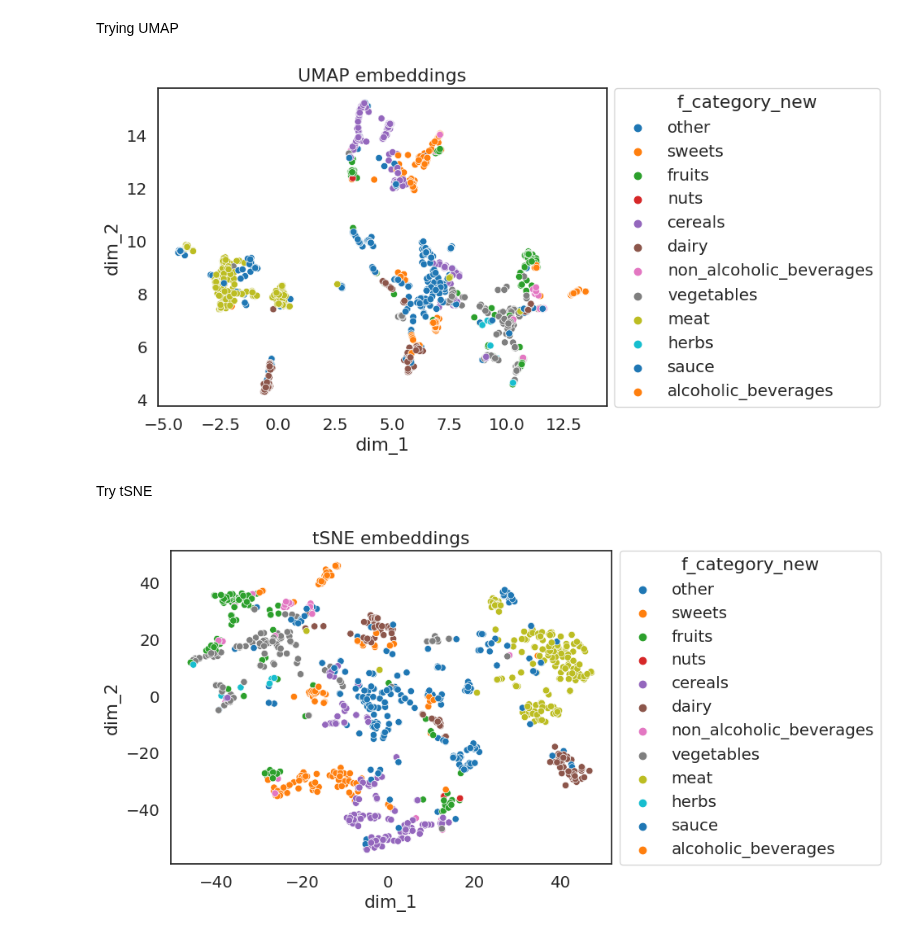
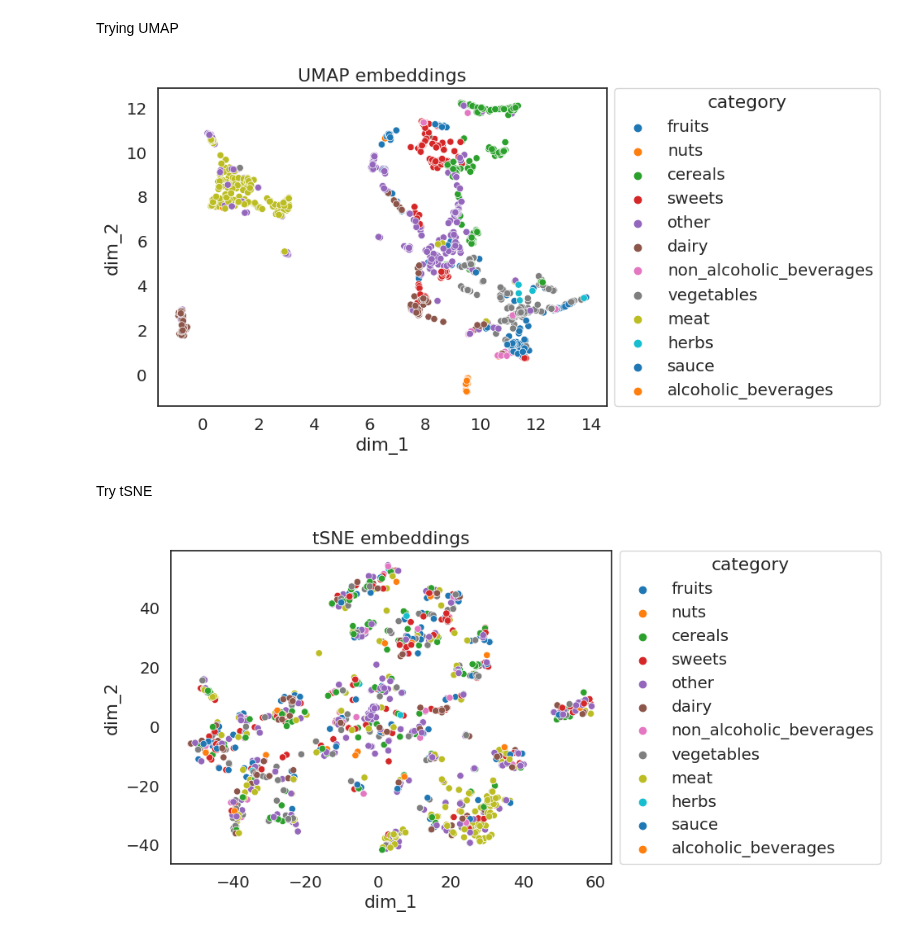
Before and after one commit to fsb-edu/ML4Food, a Jupyter notebook: auxilary_notebooks/Unsupervised_trial.ipynb, the cells around one changed output. Cells and saved outputs as stored; diff of their text form; code cells hidden in the pictures.

```diff
--- a/auxilary_notebooks/Unsupervised_trial.ipynb
+++ b/auxilary_notebooks/Unsupervised_trial.ipynb
@@ -15,7 +15,7 @@ from umap import  UMAP
 # %% [markdown]
 ## Load the data
 # %%
-dataset = pd.read_csv('../data/swiss_food_composition_database_proc.csv')
+dataset = pd.read_csv('../data/swiss_food_composition_proc.csv', index_col=0)
 # %%
 #dataset = dataset.iloc[1:121, :] # working only with the first 120 food samples
 dataset
@@ -177,5 +39,5 @@ new_df_scaled
 # %%
-def visualize_data(data:pd.DataFrame, title:str):
+def visualize_data(data:pd.DataFrame, title:str, hue_value:str):
     sns.set(
     rc={'figure.figsize':(7, 5),
         'font.family': ['DejaVu Sans']},
@@ -184,8 +46,8 @@ def visualize_data(data:pd.DataFrame, title:str):
     with sns.plotting_context("notebook", font_scale=1.3):
         ax = sns.scatterplot(
         data=data,
-        x='dim_1', y='dim_2',
-        alpha=1, hue='f_category_new',
+        x=data.columns[0], y=data.columns[1],
+        alpha=1, hue= hue_value,
         palette='tab10'
     )
         ax.set(title=title)
@@ -233,19 +100,18 @@ data_after_umap = pd.concat([umap_components, new_df_scaled.iloc[:, 0]], axis=1)
 # %%
-visualize_data(data_after_umap, 'UMAP embeddings')
+visualize_data(data_after_umap, 'UMAP embeddings', hue_value='category')
 # %% [output]
-[figure, old version]
+[figure, new version]
 # %% [markdown]
 Try tSNE
 # %%
 tsne = TSNE(n_components=2, perplexity=20)
 tsne_components = pd.DataFrame(
-    data=tsne.fit_transform(new_df_scaled.iloc[:, 1:]),
+    data=tsne.fit_transform(dataset.iloc[:, 2:-1]),
     columns=['dim_1', 'dim_2']
 )
+data_after_tsne = pd.concat([tsne_components, dataset.iloc[:, 1]], axis=1)
+data_after_tsne.columns = ['dim_1', 'dim_2', 'category']
-# %%
-data_after_tsne = pd.concat([tsne_components, new_df_scaled.iloc[:, 0]], axis=1)
-#data_after_tsne
 # %%
-visualize_data(data_after_tsne, 'tSNE embeddings')
+visualize_data(data_after_tsne, 'tSNE embeddings', hue_value='category')
 # %% [output]
-[figure, old version]
+[figure, new version]
```
Also changed, not shown: parts of 19 cells of this notebook, 16 other files.
